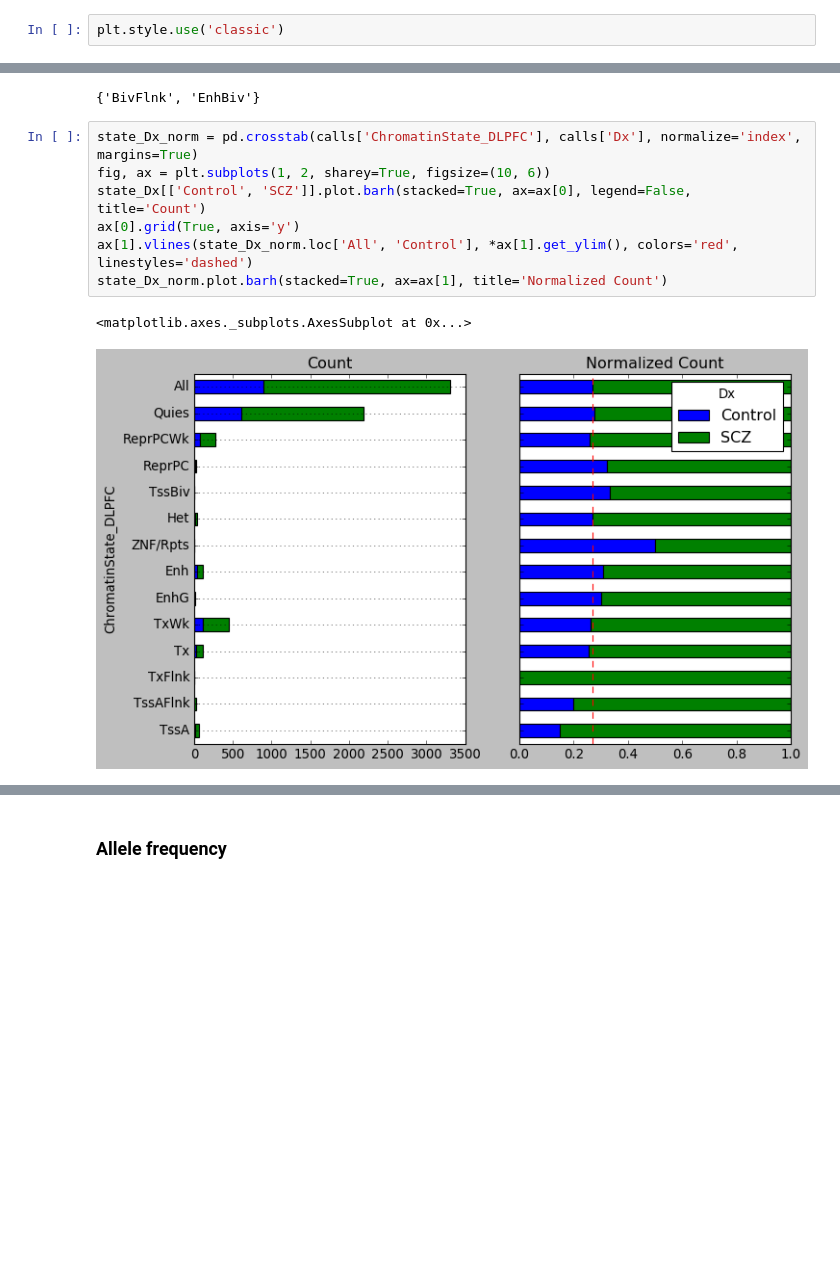
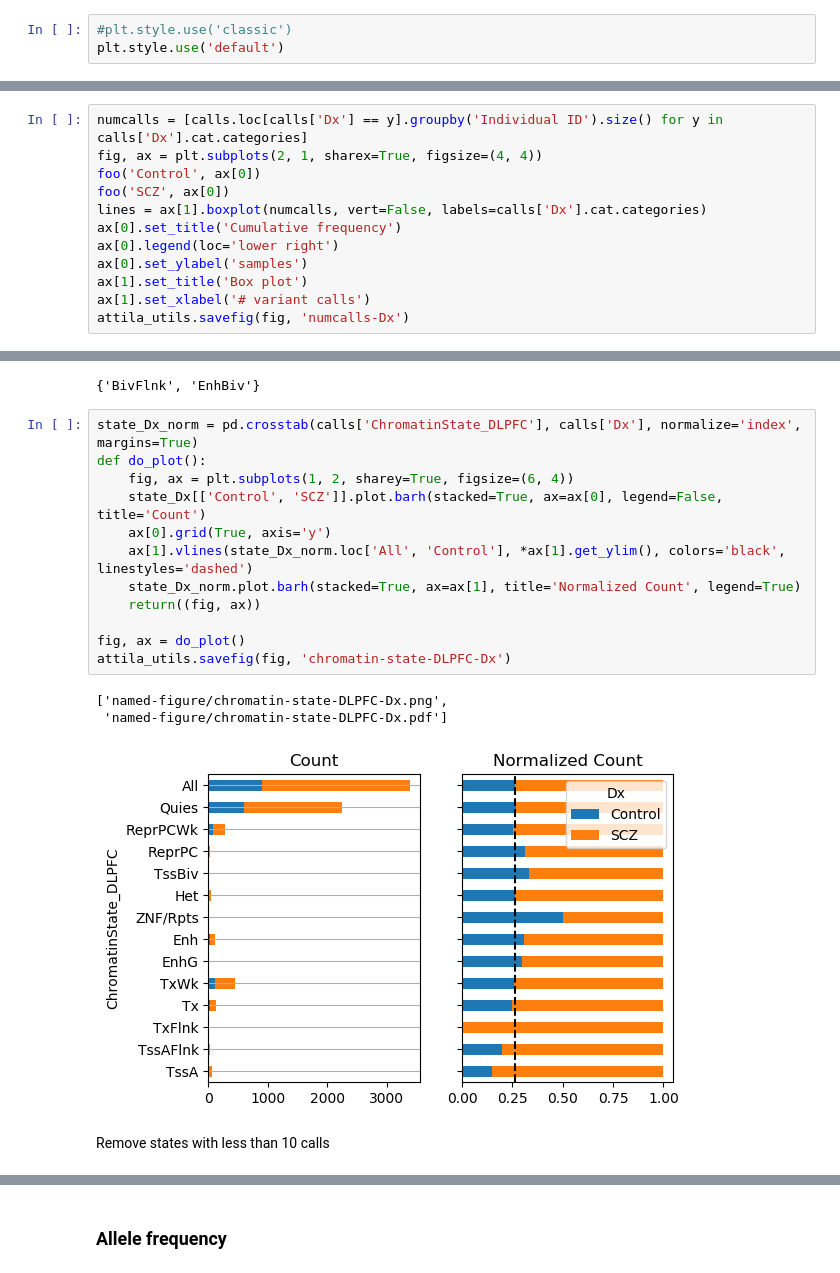
Before and after one commit to attilagk/lab-notebook, a Jupyter notebook: projects/bsm/R/2020-06-10-annotate-explore-variants/2020-06-10-annotate-explore-variants.ipynb, the cells around one changed output, grey strips where cells are left out. Drawn from its saved outputs; the diff is of its cells as text; blank space fills up the shorter version.

```diff
--- a/projects/bsm/R/2020-06-10-annotate-explore-variants/2020-06-10-annotate-explore-variants.ipynb
+++ b/projects/bsm/R/2020-06-10-annotate-explore-variants/2020-06-10-annotate-explore-variants.ipynb
@@ -16,6 +17,7 @@ import re
 %matplotlib inline
 # %%
-plt.style.use('classic')
+#plt.style.use('classic')
+plt.style.use('default')
 # %% [markdown]
 ### Annotation of callsets
 # %%
@@ -127,0 +135,12 @@ simplebar(evol_Dx, evol_Dx_norm)
+# %%
+numcalls = [calls.loc[calls['Dx'] == y].groupby('Individual ID').size() for y in calls['Dx'].cat.categories]
+fig, ax = plt.subplots(2, 1, sharex=True, figsize=(4, 4))
+foo('Control', ax[0])
+foo('SCZ', ax[0])
+lines = ax[1].boxplot(numcalls, vert=False, labels=calls['Dx'].cat.categories)
+ax[0].set_title('Cumulative frequency')
+ax[0].legend(loc='lower right')
+ax[0].set_ylabel('samples')
+ax[1].set_title('Box plot')
+ax[1].set_xlabel('# variant calls')
+attila_utils.savefig(fig, 'numcalls-Dx')
@@ -155,11 +177,19 @@ set(readVCF.state15label.values()) - set(state_Dx.index)
 {'BivFlnk', 'EnhBiv'}
 # %%
 state_Dx_norm = pd.crosstab(calls['ChromatinState_DLPFC'], calls['Dx'], normalize='index', margins=True)
-fig, ax = plt.subplots(1, 2, sharey=True, figsize=(10, 6))
-state_Dx[['Control', 'SCZ']].plot.barh(stacked=True, ax=ax[0], legend=False, title='Count')
-ax[0].grid(True, axis='y')
-ax[1].vlines(state_Dx_norm.loc['All', 'Control'], *ax[1].get_ylim(), colors='red', linestyles='dashed')
-state_Dx_norm.plot.barh(stacked=True, ax=ax[1], title='Normalized Count')
+def do_plot():
+    fig, ax = plt.subplots(1, 2, sharey=True, figsize=(6, 4))
+    state_Dx[['Control', 'SCZ']].plot.barh(stacked=True, ax=ax[0], legend=False, title='Count')
+    ax[0].grid(True, axis='y')
+    ax[1].vlines(state_Dx_norm.loc['All', 'Control'], *ax[1].get_ylim(), colors='black', linestyles='dashed')
+    state_Dx_norm.plot.barh(stacked=True, ax=ax[1], title='Normalized Count', legend=True)
+    return((fig, ax))
+
+fig, ax = do_plot()
+attila_utils.savefig(fig, 'chromatin-state-DLPFC-Dx')
 # %% [output]
-<matplotlib.axes._subplots.AxesSubplot at 0x...>
+['named-figure/chromatin-state-DLPFC-Dx.png',
+ 'named-figure/chromatin-state-DLPFC-Dx.pdf']
-[figure, old version]
+[figure, new version]
+# %% [markdown]
+Remove states with less than 10 calls
```
Also changed, not shown: parts of 26 cells of this notebook, 16 other files.
